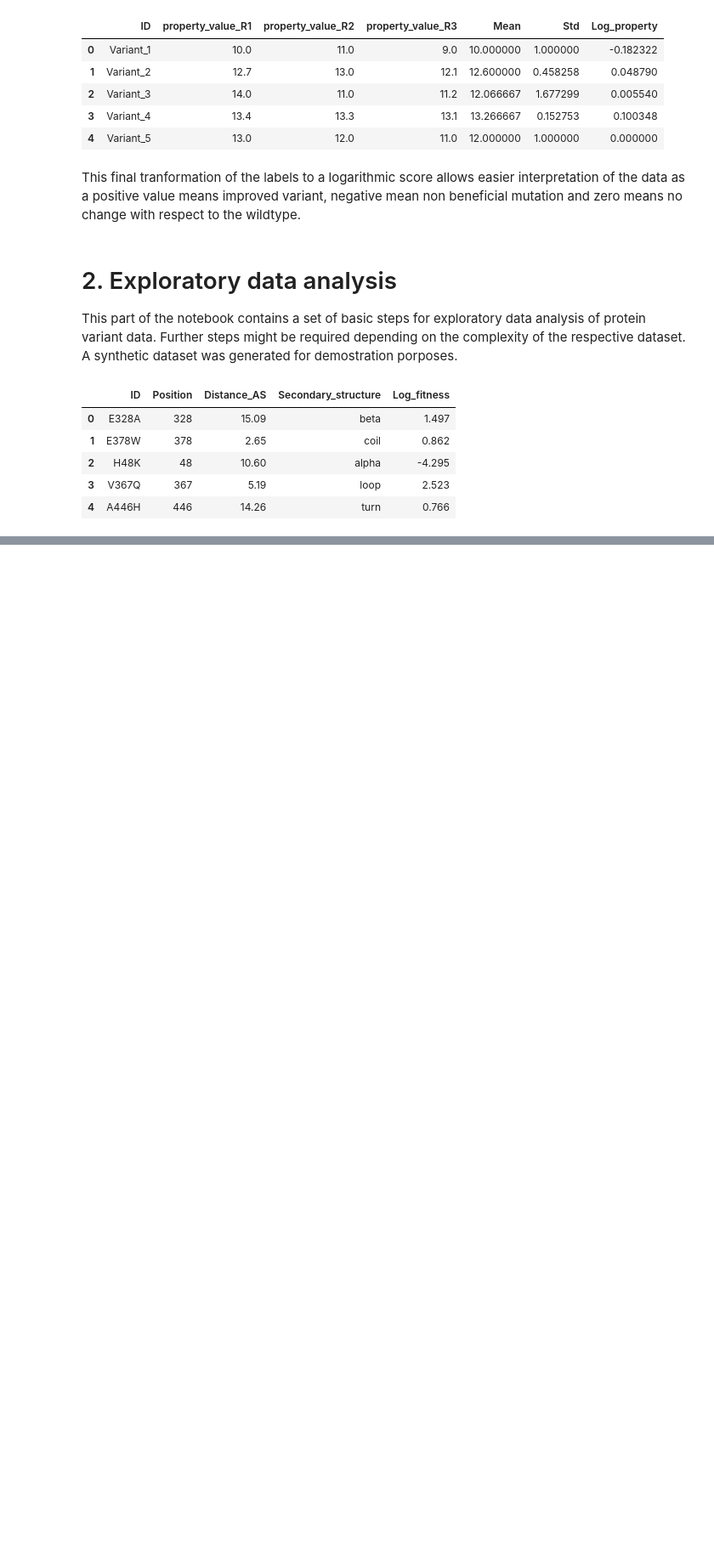
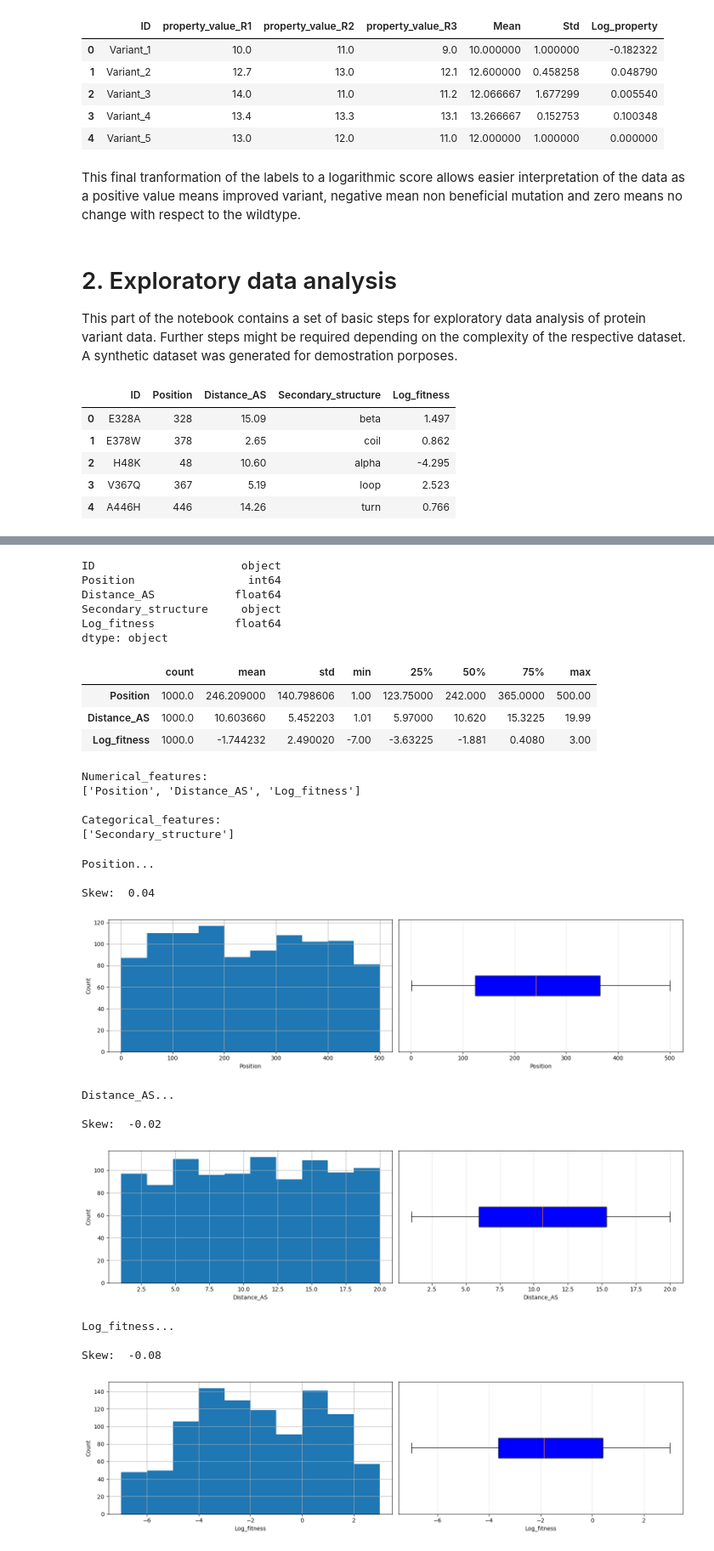
Before and after one commit to FabioHerrera97/Protein_Engineering_Code_Center, a Jupyter notebook: Tutorials/Prepare_and_Explore_data.ipynb, the cells around one changed output, grey strips where cells are left out. Shown: that part at 85% size. Saved outputs shown, nothing was run; the diff lists cells and outputs as text; code cells hidden in the pictures; blank space fills up the shorter version.

```diff
--- a/Tutorials/Prepare_and_Explore_data.ipynb
+++ b/Tutorials/Prepare_and_Explore_data.ipynb
@@ -98,0 +105,72 @@ data.head()
+# %%
+data.dtypes
+# %% [output]
+ID                      object
+Position                 int64
+Distance_AS            float64
+Secondary_structure     object
+Log_fitness            float64
+dtype: object
+# %%
+data.describe().T
+# %% [output]
+|  | count | mean | std | min | 25% | 50% | 75% | max |
+| Position | 1000.0 | 246.209000 | 140.798606 | 1.00 | 123.75000 | 242.000 | 365.0000 | 500.00 |
+| Distance_AS | 1000.0 | 10.603660 | 5.452203 | 1.01 | 5.97000 | 10.620 | 15.3225 | 19.99 |
+| Log_fitness | 1000.0 | -1.744232 | 2.490020 | -7.00 | -3.63225 | -1.881 | 0.4080 | 3.00 |
+# %%
+numeric_features = list(data.select_dtypes(include=['float64', 'int64']))
+categorical_features = list(data.select_dtypes('object'))
+categorical_features.remove('ID')
+
+print(f'Numerical_features:\n{numeric_features}\n\nCategorical_features:\n{categorical_features}')
+# %% [output]
+Numerical_features:
+['Position', 'Distance_AS', 'Log_fitness']
+
+Categorical_features:
+['Secondary_structure']
+# %%
+for feature in numeric_features:
+    print(f'{feature}...\n')
+    print('Skew: ', round(data[feature].skew(), 2))
+
+    plt.figure(figsize=(15, 4))
+
+    plt.subplot(1, 2, 1)
+    data[feature].hist()
+    plt.xlabel(feature)
+    plt.ylabel('Count')
+
+    plt.subplot(1, 2, 2)
+    plt.boxplot(
+        x=data[feature],
+        vert=False,
+        patch_artist=True,
+        boxprops=dict(facecolor='blue'),
+        flierprops=dict(
+            marker='o',
+            markerfacecolor='red',
+            markersize=8,
+            markeredgecolor='black'
+        )
+    )
+    plt.xlabel(feature)
+    plt.yticks([])
+    plt.grid(axis='x', alpha=0.3)
+
+    plt.tight_layout()
+    plt.show()
+# %% [output]
+Position...
+
+Skew:  0.04
+[figure, added]
+Distance_AS...
+
+Skew:  -0.02
+[figure, added]
+Log_fitness...
+
+Skew:  -0.08
+[figure, added]
```
Also changed, not shown: parts of 6 cells of this notebook.
